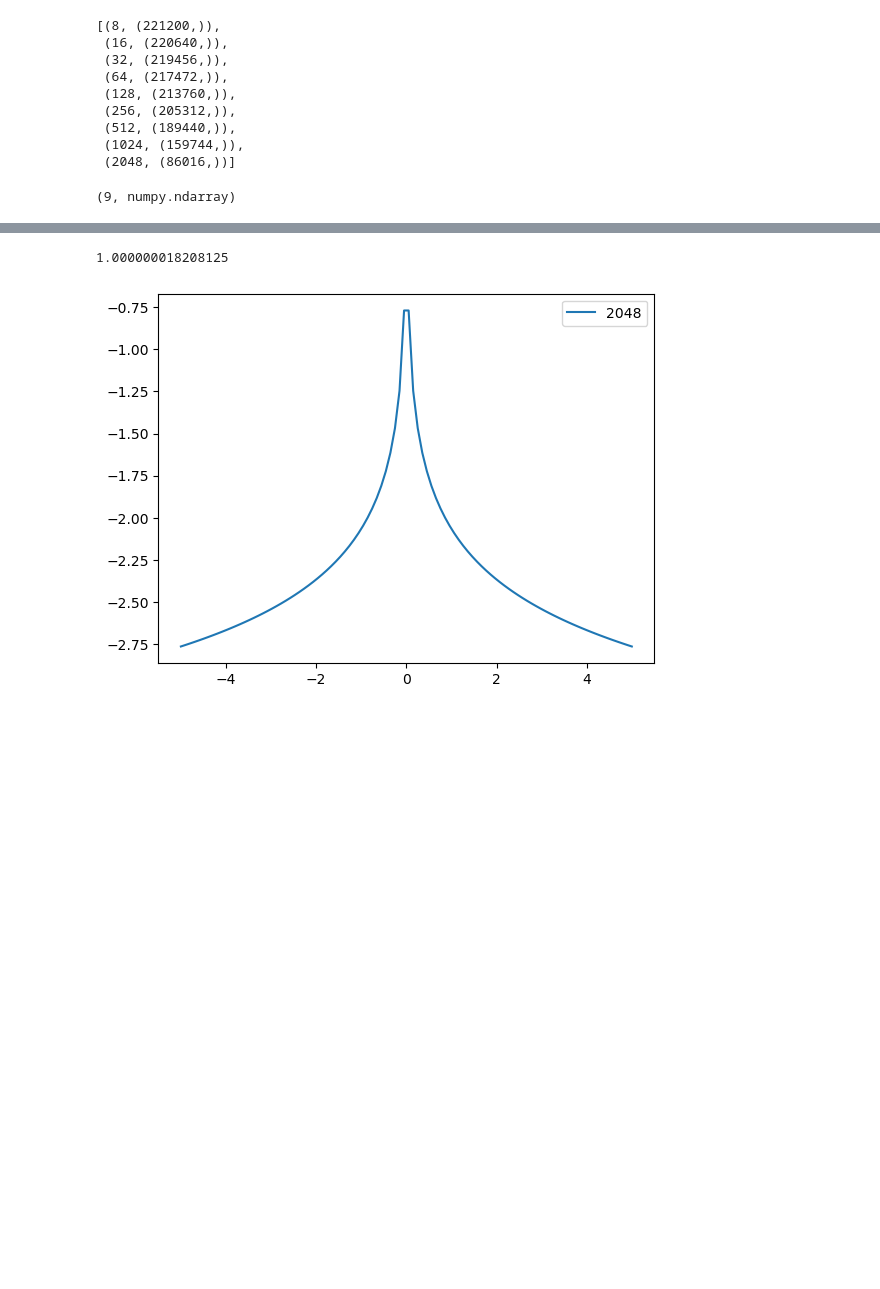
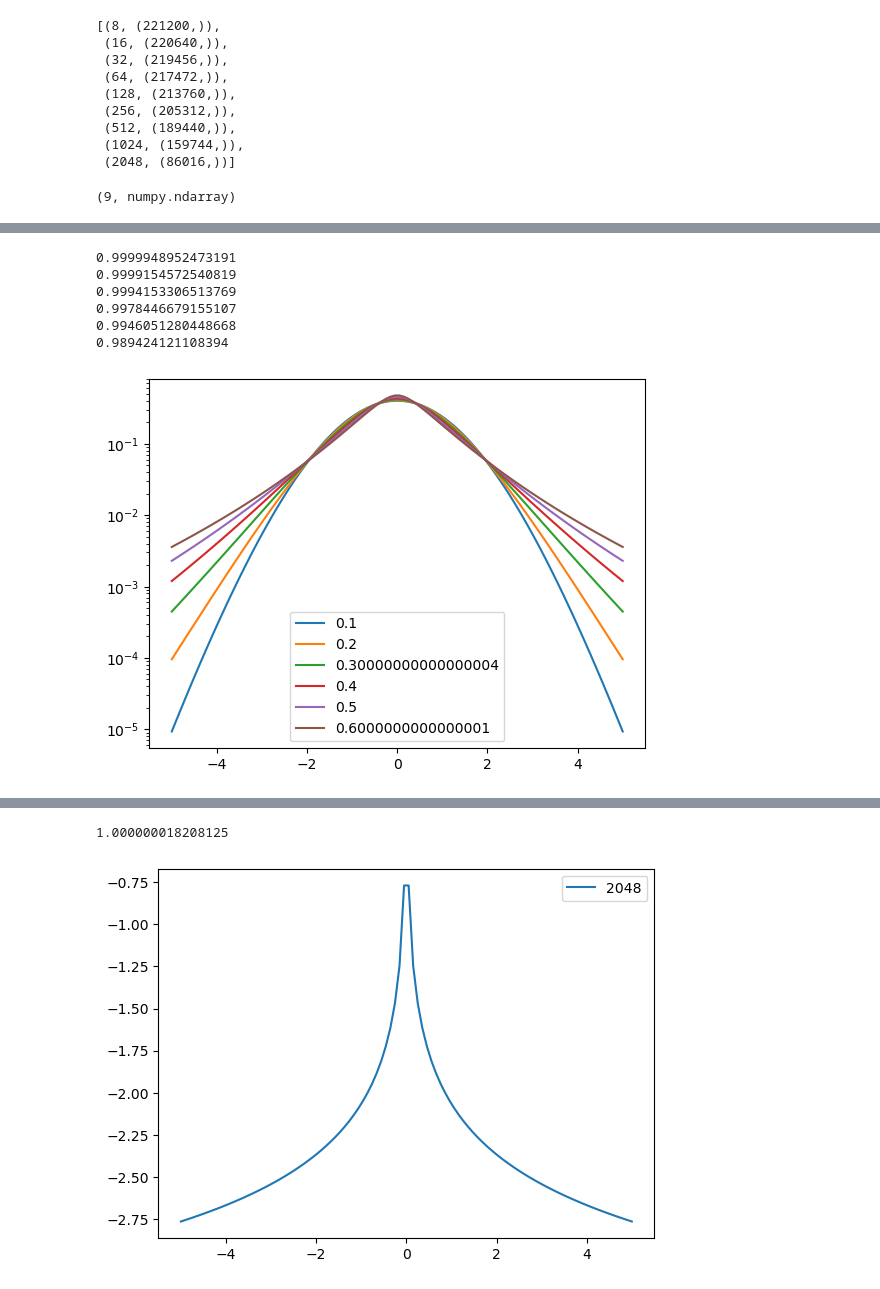
Before and after one commit to threeblueonebrowneyes/Critical-Scale-Invariance-Heart-Rate, a Jupyter notebook: Reading hea files - Data processing.ipynb, the cells around one changed output, grey strips where cells are left out. Cells and saved outputs as stored; diff of their text form; code cells hidden in the pictures; blank space fills up the shorter version.

Commit message:
Advances in fitting Castaing

```diff
--- a/Reading hea files - Data processing.ipynb
+++ b/Reading hea files - Data processing.ipynb
@@ -257,11 +246,30 @@ from numpy import trapz
 # %%
-def Castaing_integral(x, lambd):
-    result = scipy.integrate.quad(
-        lambda sigma: 1/(2*np.pi*lambd*sigma**2)*np.exp(-(x**2/sigma**2 + np.log(sigma)**2/lambd**2) / 2),0, np.inf)
+def castaing_integral(x, lambd):
+    def little_cast(sigma, lambd, x):
+        return 1/(2*np.pi*lambd*sigma**2)*np.exp(-(x**2/sigma**2 + np.log(sigma)**2/lambd**2) / 2)
+    result = quad(little_cast, 0, np.inf, args=(lambd, x))
     return result[0]
 # scipy_integrate accepts only scalar functions, we can vectorize it this way
-Castaing_integral = np.vectorize(Castaing_integral)
+Castaing_integral = np.vectorize(castaing_integral)
 
 def C_log10(x, lambd):
     c = Castaing_integral(x, lambd)
     return np.log10(c / np.sum(c))
+# %%
+possible_l=[0.1*i for i in range(1,7)]
+x=np.linspace(-5,5,100)
+for l in possible_l:
+    y=Castaing_integral(x, l)
+    print(np.trapz(y, x))
+    plt.plot(x, y, label=str(l))
+plt.yscale('log')
+plt.legend()
+plt.show()
+# %% [output]
+0.9999948952473191
+0.9999154572540819
+0.9994153306513769
+0.9978446679155107
+0.9946051280448668
+0.989424121108394
+[figure, added]
```
Also changed, not shown: parts of 29 cells of this notebook.
